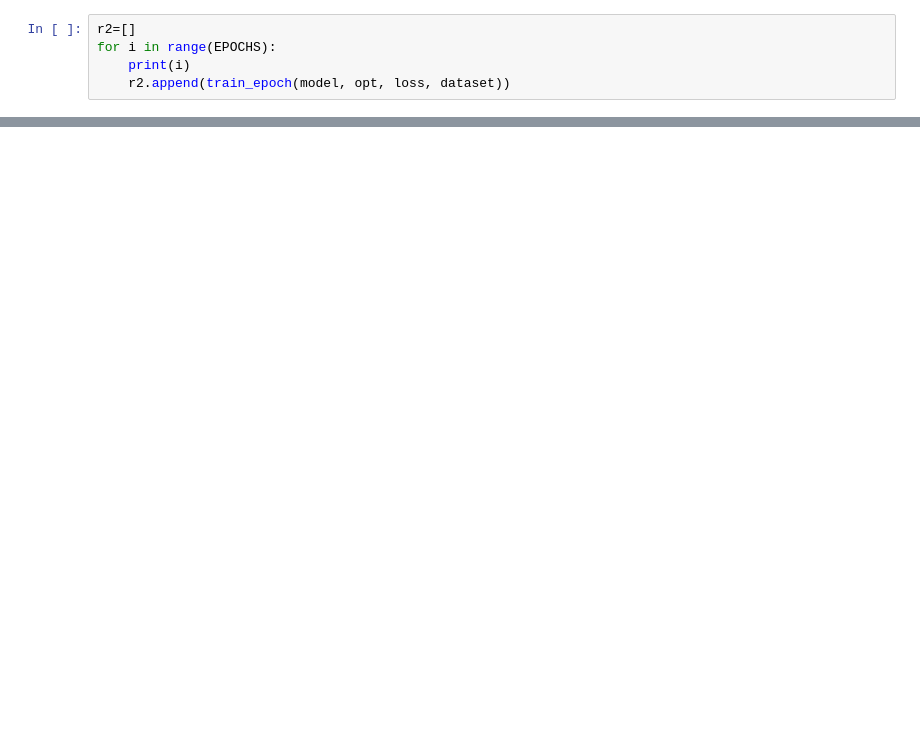
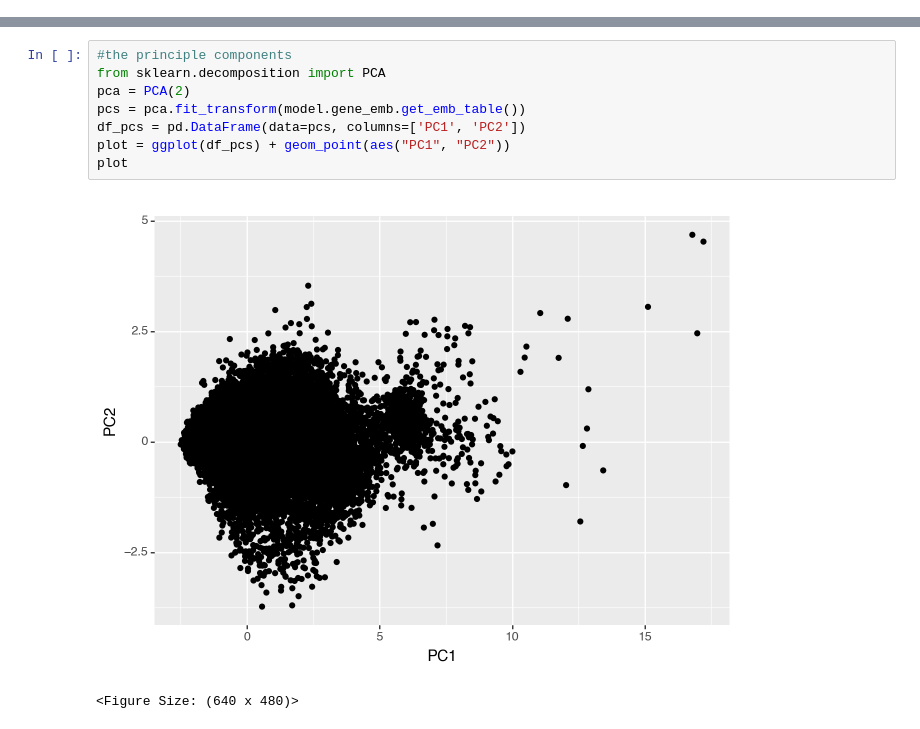
Before and after one commit to niklasbuehler/functional-gene-embeddings, a Jupyter notebook: notebooks/Tabula Sapiens/TS_autoencoder.ipynb, the cells around one changed output, grey strips where cells are left out. Cells and saved outputs as stored; diff of their text form; blank space fills up the shorter version.

```diff
--- a/notebooks/Tabula Sapiens/TS_autoencoder.ipynb
+++ b/notebooks/Tabula Sapiens/TS_autoencoder.ipynb
@@ -349,5 +0,0 @@ def train_epoch(model, opt, loss_func, dataset):
-# %%
-r2=[]
-for i in range(EPOCHS):
-    print(i)
-    r2.append(train_epoch(model, opt, loss, dataset))
@@ -419,0 +270,11 @@ gene_emb.get_emb_table()
+# %%
+#the principle components
+from sklearn.decomposition import PCA
+pca = PCA(2)
+pcs = pca.fit_transform(model.gene_emb.get_emb_table())
+df_pcs = pd.DataFrame(data=pcs, columns=['PC1', 'PC2'])
+plot = ggplot(df_pcs) + geom_point(aes("PC1", "PC2"))
+plot
+# %% [output]
+[figure, added]
+<Figure Size: (640 x 480)>
```
Also changed, not shown: parts of 36 cells of this notebook.
